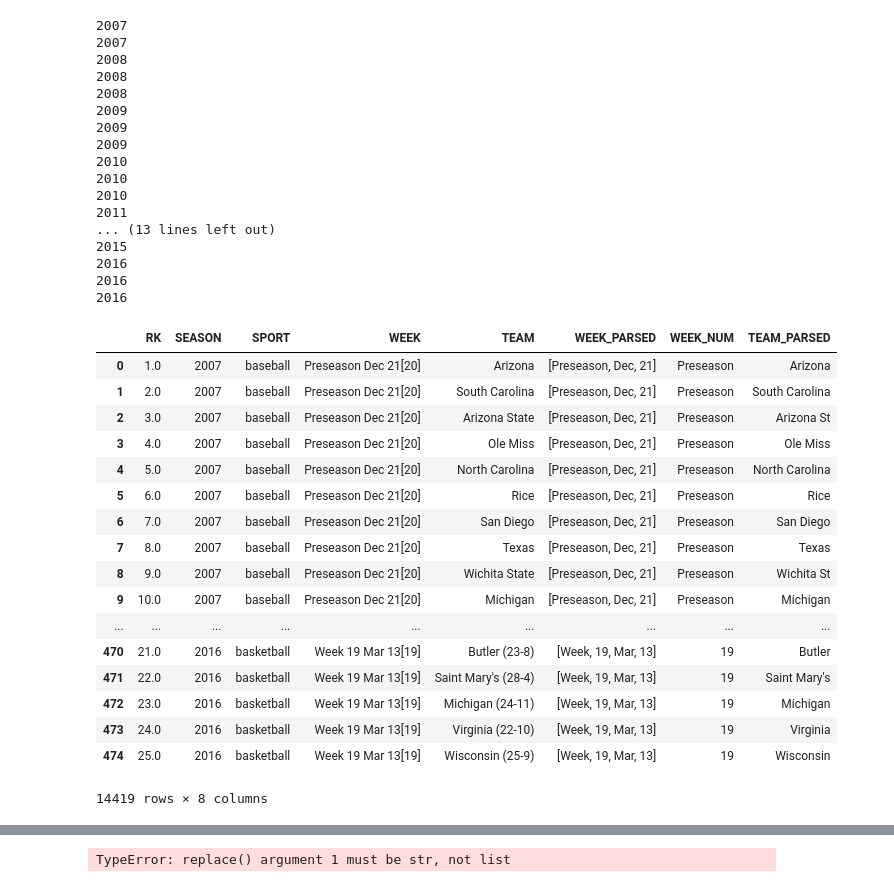
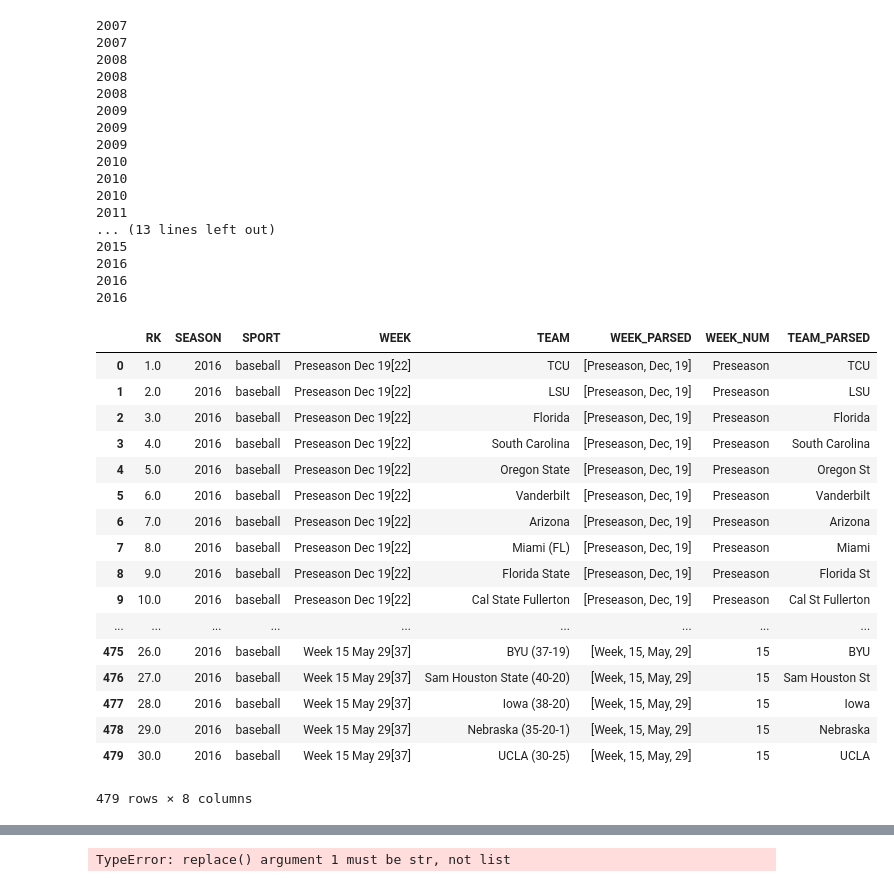
Before and after one commit to nthh/rankings, a Jupyter notebook: Rankings.ipynb, the cells around one changed output, grey strips where cells are left out. Saved outputs shown, nothing was run; the diff lists cells and outputs as text; code cells hidden in the pictures.

```diff
--- a/Rankings.ipynb
+++ b/Rankings.ipynb
@@ -119,24 +119,24 @@ to this:
 2016
 2016
 2016
-# %%
-df_all
-# %% [output]
-|  | RK | SEASON | SPORT | WEEK | TEAM | WEEK_PARSED | WEEK_NUM | TEAM_PARSED |
-| 0 | 1.0 | 2007 | baseball | Preseason Dec 21[20] | Arizona | [Preseason, Dec, 21] | Preseason | Arizona |
-| 1 | 2.0 | 2007 | baseball | Preseason Dec 21[20] | South Carolina | [Preseason, Dec, 21] | Preseason | South Carolina |
-| 2 | 3.0 | 2007 | baseball | Preseason Dec 21[20] | Arizona State | [Preseason, Dec, 21] | Preseason | Arizona St |
-| 3 | 4.0 | 2007 | baseball | Preseason Dec 21[20] | Ole Miss | [Preseason, Dec, 21] | Preseason | Ole Miss |
-| 4 | 5.0 | 2007 | baseball | Preseason Dec 21[20] | North Carolina | [Preseason, Dec, 21] | Preseason | North Carolina |
-| 5 | 6.0 | 2007 | baseball | Preseason Dec 21[20] | Rice | [Preseason, Dec, 21] | Preseason | Rice |
-| 6 | 7.0 | 2007 | baseball | Preseason Dec 21[20] | San Diego | [Preseason, Dec, 21] | Preseason | San Diego |
-| 7 | 8.0 | 2007 | baseball | Preseason Dec 21[20] | Texas | [Preseason, Dec, 21] | Preseason | Texas |
-| 8 | 9.0 | 2007 | baseball | Preseason Dec 21[20] | Wichita State | [Preseason, Dec, 21] | Preseason | Wichita St |
-| 9 | 10.0 | 2007 | baseball | Preseason Dec 21[20] | Michigan | [Preseason, Dec, 21] | Preseason | Michigan |
-| ... | ... | ... | ... | ... | ... | ... | ... | ... |
-| 470 | 21.0 | 2016 | basketball | Week 19 Mar 13[19] | Butler (23-8) | [Week, 19, Mar, 13] | 19 | Butler |
-| 471 | 22.0 | 2016 | basketball | Week 19 Mar 13[19] | Saint Mary's (28-4) | [Week, 19, Mar, 13] | 19 | Saint Mary's |
-| 472 | 23.0 | 2016 | basketball | Week 19 Mar 13[19] | Michigan (24-11) | [Week, 19, Mar, 13] | 19 | Michigan |
-| 473 | 24.0 | 2016 | basketball | Week 19 Mar 13[19] | Virginia (22-10) | [Week, 19, Mar, 13] | 19 | Virginia |
-| 474 | 25.0 | 2016 | basketball | Week 19 Mar 13[19] | Wisconsin (25-9) | [Week, 19, Mar, 13] | 19 | Wisconsin |
-14419 rows × 8 columns
+# %%
+df_all[(df_all.SPORT == 'baseball') & (df_all.SEASON == 2016) ]
+# %% [output]
+|  | RK | SEASON | SPORT | WEEK | TEAM | WEEK_PARSED | WEEK_NUM | TEAM_PARSED |
+| 0 | 1.0 | 2016 | baseball | Preseason Dec 19[22] | TCU | [Preseason, Dec, 19] | Preseason | TCU |
+| 1 | 2.0 | 2016 | baseball | Preseason Dec 19[22] | LSU | [Preseason, Dec, 19] | Preseason | LSU |
+| 2 | 3.0 | 2016 | baseball | Preseason Dec 19[22] | Florida | [Preseason, Dec, 19] | Preseason | Florida |
+| 3 | 4.0 | 2016 | baseball | Preseason Dec 19[22] | South Carolina | [Preseason, Dec, 19] | Preseason | South Carolina |
+| 4 | 5.0 | 2016 | baseball | Preseason Dec 19[22] | Oregon State | [Preseason, Dec, 19] | Preseason | Oregon St |
+| 5 | 6.0 | 2016 | baseball | Preseason Dec 19[22] | Vanderbilt | [Preseason, Dec, 19] | Preseason | Vanderbilt |
+| 6 | 7.0 | 2016 | baseball | Preseason Dec 19[22] | Arizona | [Preseason, Dec, 19] | Preseason | Arizona |
+| 7 | 8.0 | 2016 | baseball | Preseason Dec 19[22] | Miami (FL) | [Preseason, Dec, 19] | Preseason | Miami |
+| 8 | 9.0 | 2016 | baseball | Preseason Dec 19[22] | Florida State | [Preseason, Dec, 19] | Preseason | Florida St |
+| 9 | 10.0 | 2016 | baseball | Preseason Dec 19[22] | Cal State Fullerton | [Preseason, Dec, 19] | Preseason | Cal St Fullerton |
+| ... | ... | ... | ... | ... | ... | ... | ... | ... |
+| 475 | 26.0 | 2016 | baseball | Week 15 May 29[37] | BYU (37-19) | [Week, 15, May, 29] | 15 | BYU |
+| 476 | 27.0 | 2016 | baseball | Week 15 May 29[37] | Sam Houston State (40-20) | [Week, 15, May, 29] | 15 | Sam Houston St |
+| 477 | 28.0 | 2016 | baseball | Week 15 May 29[37] | Iowa (38-20) | [Week, 15, May, 29] | 15 | Iowa |
+| 478 | 29.0 | 2016 | baseball | Week 15 May 29[37] | Nebraska (35-20-1) | [Week, 15, May, 29] | 15 | Nebraska |
+| 479 | 30.0 | 2016 | baseball | Week 15 May 29[37] | UCLA (30-25) | [Week, 15, May, 29] | 15 | UCLA |
+479 rows × 8 columns
```
Also changed, not shown: parts of 7 cells of this notebook, 3 other files.
